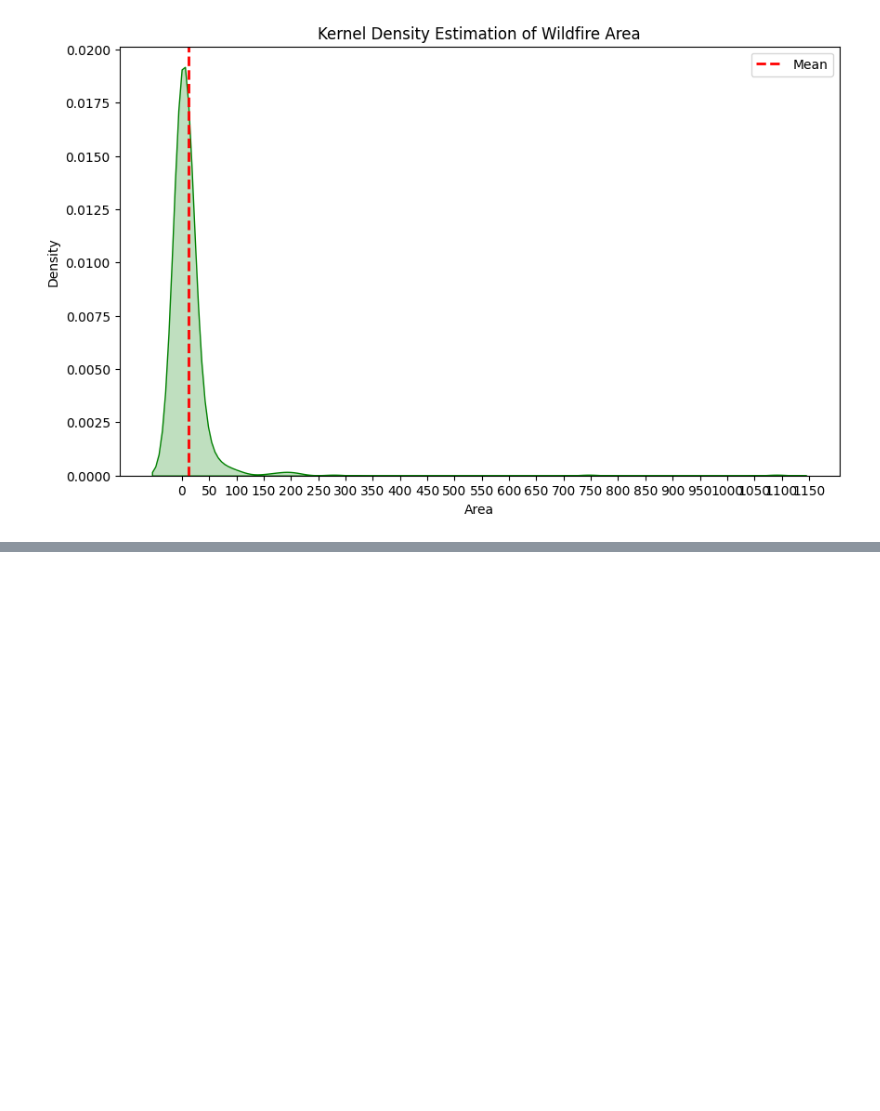
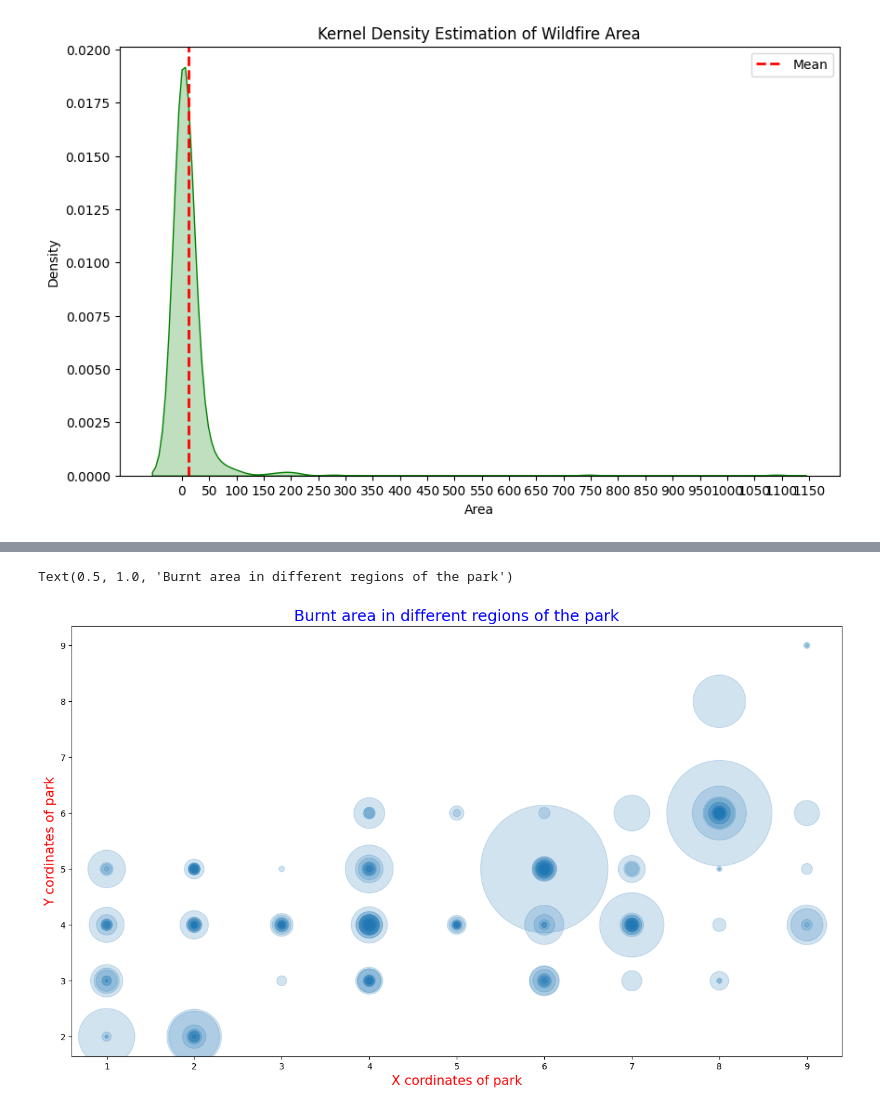
Before and after one commit to aniket-work/high_dimensional_space_data_project, a Jupyter notebook: svm_wildfire_predictions.ipynb, the cells around one changed output, grey strips where cells are left out. Drawn from its saved outputs; the diff is of its cells as text; code cells hidden in the pictures; blank space fills up the shorter version.

```diff
--- a/svm_wildfire_predictions.ipynb
+++ b/svm_wildfire_predictions.ipynb
@@ -102,0 +159,9 @@ This will become an error in seaborn v0.14.0; please update your code.
+# %%
+# Analysis of Burnt area based on spatial cordinates(X,Y)
+input_data.plot(kind='scatter', x='X', y='Y', alpha=0.2, s=20*input_data['area'],figsize=(16,9))
+plt.xlabel('X cordinates of park',color='red',fontsize=15)
+plt.ylabel('Y cordinates of park',color='red',fontsize=15)
+plt.title('Burnt area in different regions of the park',color='blue',fontsize=18)
+# %% [output]
+Text(0.5, 1.0, 'Burnt area in different regions of the park')
+[figure, added]
```
Also changed, not shown: parts of 2 cells of this notebook.
